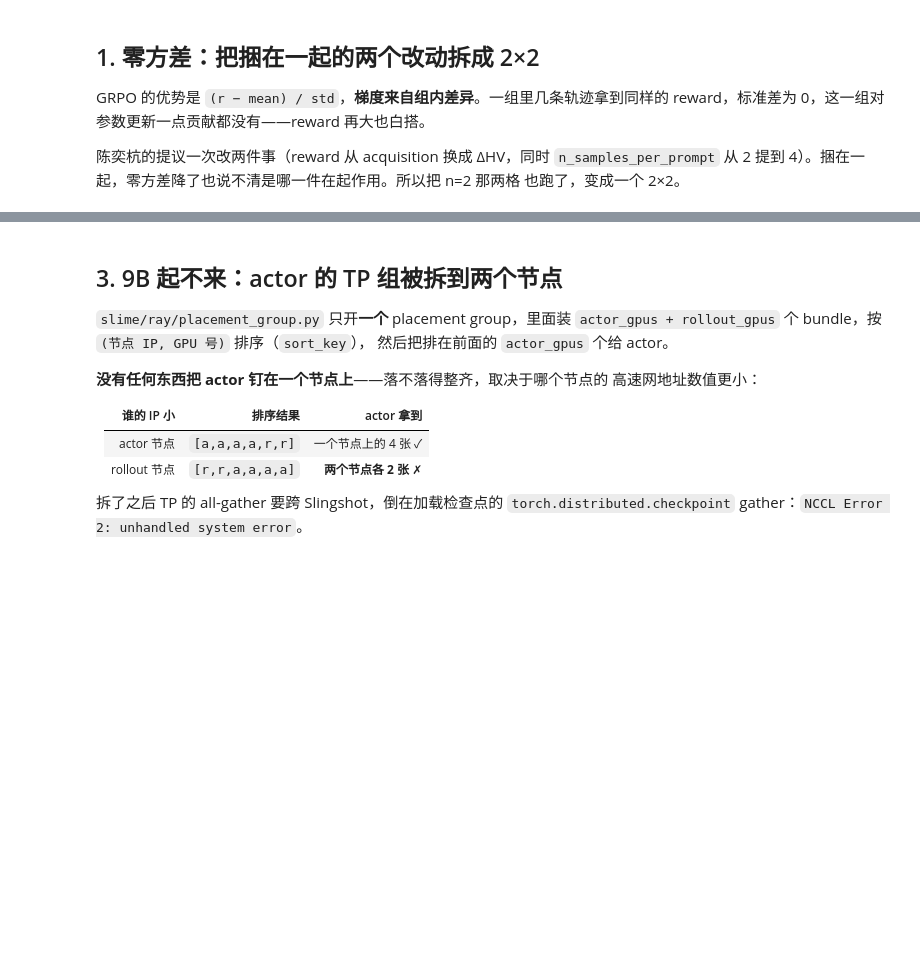
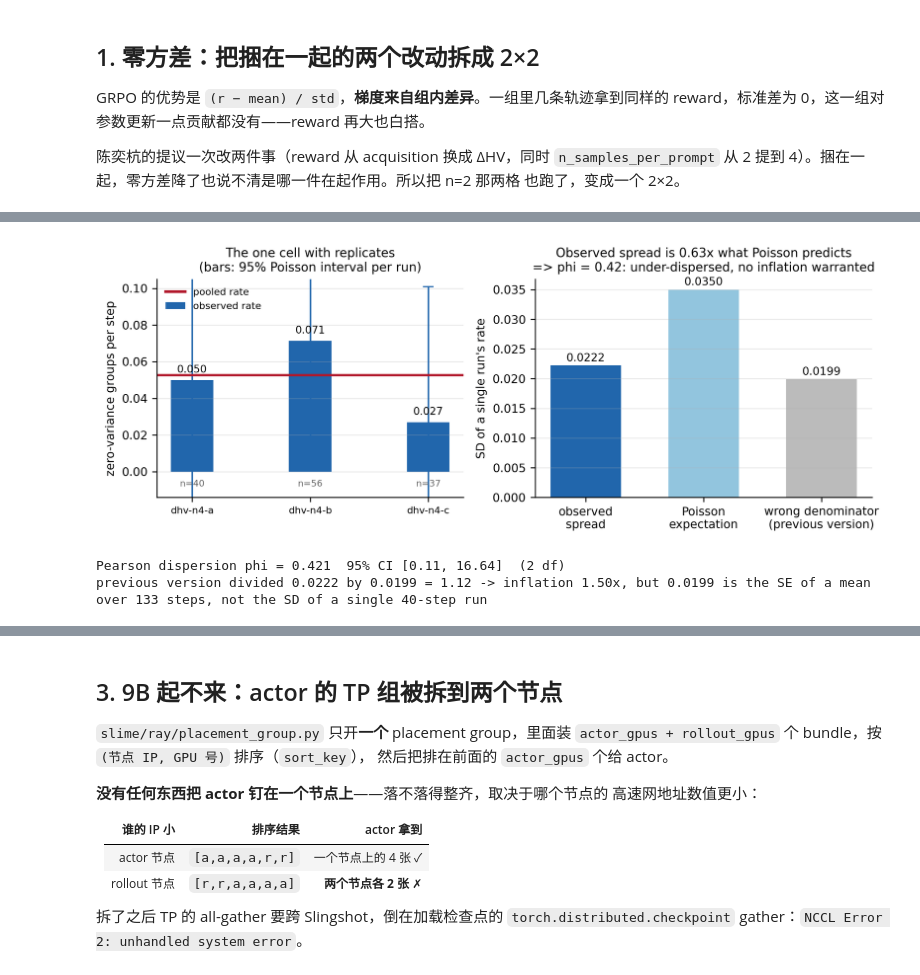
Before and after one commit to KangOxford/Large-Discovery-Models, a Jupyter notebook: rl/slime_launch/rl_analysis.ipynb, the cells around one changed output, grey strips where cells are left out. Saved outputs shown, nothing was run; the diff lists cells and outputs as text; code cells hidden in the pictures; blank space fills up the shorter version.

```diff
--- a/rl/slime_launch/rl_analysis.ipynb
+++ b/rl/slime_launch/rl_analysis.ipynb
@@ -196,0 +201,44 @@ plt.tight_layout(); plt.show()
+# %%
+c = rg["hypervolume_n4"]; per = c["per_run"]
+lam = c["zero_std_total"]/c["steps"]
+rates = [r["zero_std_per_step"] for r in per]; ns = [r["steps"] for r in per]
+m = sum(rates)/len(rates)
+sd_b = math.sqrt(sum((x-m)**2 for x in rates)/(len(rates)-1))
+se_pooled = math.sqrt(c["zero_std_total"])/c["steps"]      # 上一版的分母（错的）
+exp_sd = [math.sqrt(lam/n) for n in ns]                     # 正确的对照
+rms = math.sqrt(sum(e*e for e in exp_sd)/len(exp_sd))
+PHI, PHI_LO, PHI_HI, _ = dispersion()
+
+fig, axes = plt.subplots(1, 2, figsize=(8.6, 3.3), gridspec_kw={"width_ratios":[1,1.1]})
+ax = axes[0]
+x = np.arange(len(per))
+ax.bar(x-.19, rates, .36, color="#2166ac", label="observed rate")
+ax.errorbar(x-.19, rates, yerr=[1.96*e for e in exp_sd], fmt="none",
+            ecolor="#2166ac", capsize=4, lw=1.2)
+ax.axhline(lam, color="#b2182b", lw=2, label="pooled rate")
+for i,(r_,n_) in enumerate(zip(rates, ns)):
+    ax.text(i-.19, r_+.004, f"{r_:.3f}", ha="center", fontsize=8)
+    ax.text(i-.19, -.008, f"n={n_}", ha="center", fontsize=7, color="#666666")
+ax.set_xticks(x-.19); ax.set_xticklabels([r["run"] for r in per], fontsize=7.5)
+ax.set_ylabel("zero-variance groups per step"); ax.set_ylim(-.014, .105)
+ax.set_title("The one cell with replicates\n(bars: 95% Poisson interval per run)", fontsize=9.5)
+ax.legend(frameon=False, fontsize=7.5); ax.grid(axis="x", alpha=0)
+
+ax = axes[1]
+bars = ax.bar(["observed\nspread", "Poisson\nexpectation", "wrong denominator\n(previous version)"],
+              [sd_b, rms, se_pooled], color=["#2166ac","#92c5de","#bbbbbb"], width=.6)
+for b_, v in zip(bars, [sd_b, rms, se_pooled]):
+    ax.text(b_.get_x()+b_.get_width()/2, v+.0008, f"{v:.4f}", ha="center", fontsize=8.5)
+ax.set_ylabel("SD of a single run's rate")
+ax.set_title(f"Observed spread is {sd_b/rms:.2f}x what Poisson predicts\n"
+             f"=> phi = {PHI:.2f}: under-dispersed, no inflation warranted", fontsize=9.5)
+ax.grid(axis="x", alpha=0)
+plt.tight_layout(); plt.show()
+print(f"Pearson dispersion phi = {PHI:.3f}  95% CI [{PHI_LO:.2f}, {PHI_HI:.2f}]  (2 df)")
+print(f"previous version divided {sd_b:.4f} by {se_pooled:.4f} = {sd_b/se_pooled:.2f} "
+      f"-> inflation 1.50x, but {se_pooled:.4f} is the SE of a mean over {c['steps']} steps, "
+      f"not the SD of a single {ns[0]}-step run")
+# %% [output]
+[figure, added]
+Pearson dispersion phi = 0.421  95% CI [0.11, 16.64]  (2 df)
+previous version divided 0.0222 by 0.0199 = 1.12 -> inflation 1.50x, but 0.0199 is the SE of a mean over 133 steps, not the SD of a single 40-step run
```
Also changed, not shown: parts of 21 cells of this notebook, 1 other file.
